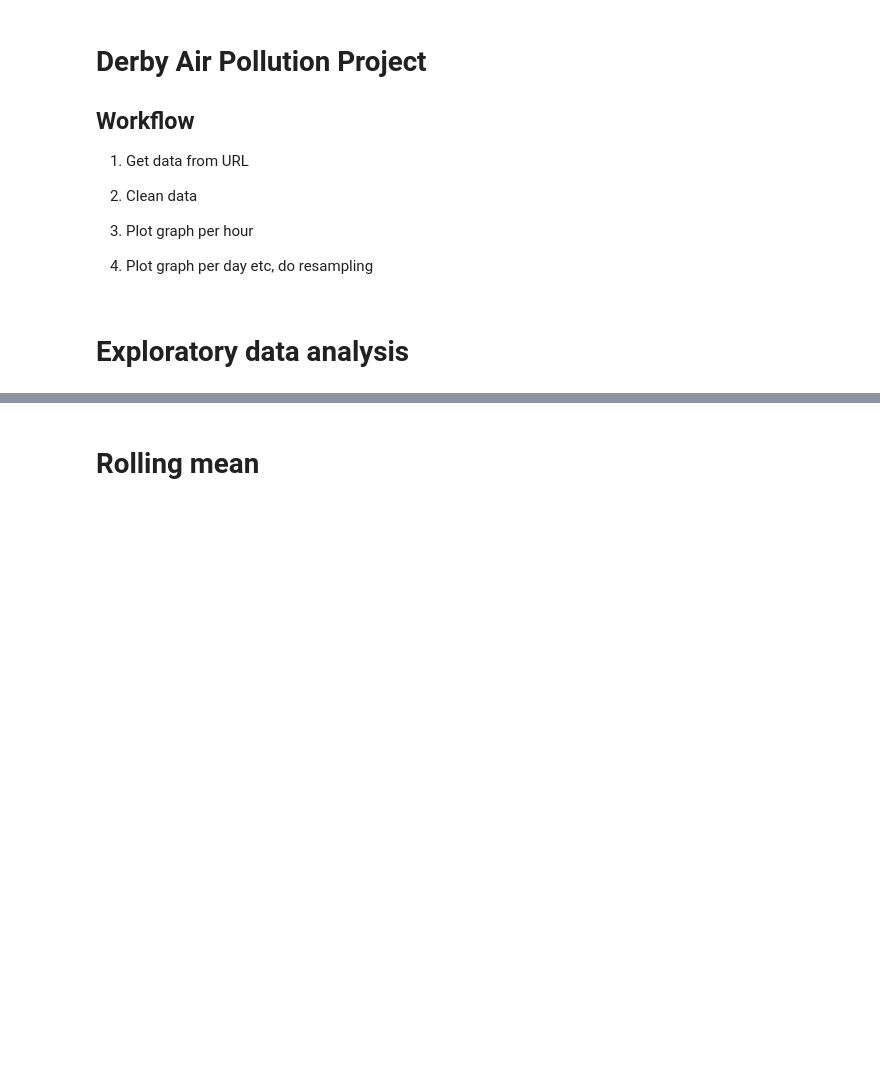
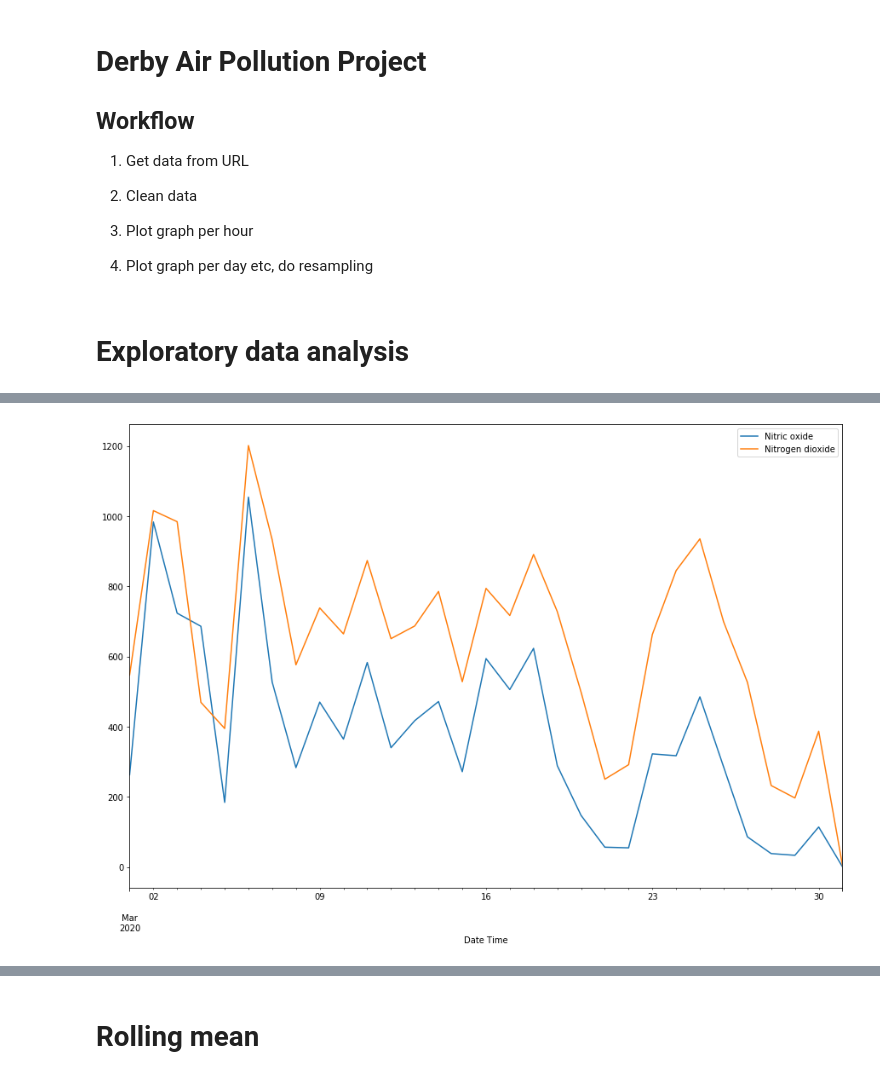
Before and after one commit to productivityboyz/Air-Pollution-Project, a Jupyter notebook: Derby Air Pollution.ipynb, the cells around one changed output, grey strips where cells are left out. Drawn from its saved outputs; the diff is of its cells as text; code cells hidden in the pictures; blank space fills up the shorter version.

```diff
--- a/Derby Air Pollution.ipynb
+++ b/Derby Air Pollution.ipynb
@@ -150,0 +182,9 @@ plot_date_range('2020-03-01','W','bar','median')
+# %%
+dateinput_datetime = datetime.strptime('2020-03-01','%Y-%m-%d')
+
+df = df_all_index[df_all_index.index>=dateinput_datetime]
+
+
+x = z[['Nitric oxide','Nitrogen dioxide']].resample('D').sum().plot(figsize=(15,10))
+# %% [output]
+[figure, added]
```
Also changed, not shown: parts of 14 cells of this notebook, 1 other file.
